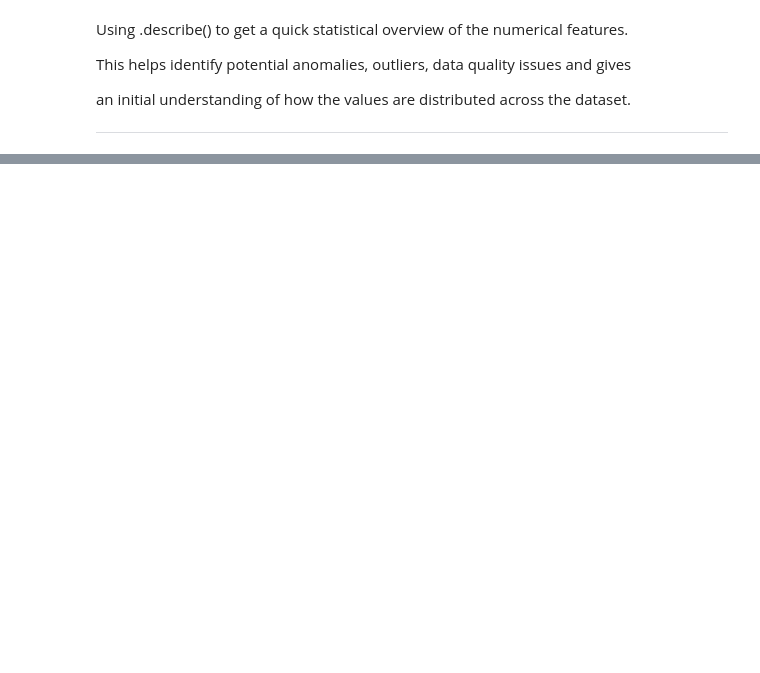
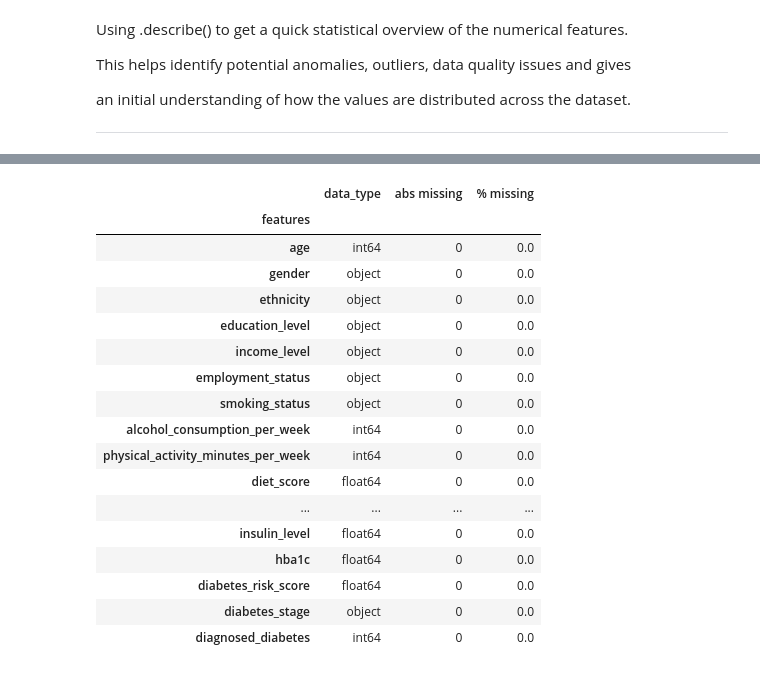
Before and after one commit to plamensve/diabets_health_indicators, a Jupyter notebook: notebooks/01_overview.ipynb, the cells around one changed output, grey strips where cells are left out. Cells and saved outputs as stored; diff of their text form; code cells hidden in the pictures; blank space fills up the shorter version.

```diff
--- a/notebooks/01_overview.ipynb
+++ b/notebooks/01_overview.ipynb
@@ -127,0 +339,27 @@ numerical_features.describe()
+# %%
+data_dictionary = pd.DataFrame({
+    'data_type': data.dtypes,
+    'abs missing': data.isna().sum(),
+    '% missing': data.isna().mean() * 100,
+})
+data_dictionary.index.name = "features"
+data_dictionary
+# %% [output]
+|  | data_type | abs missing | % missing |
+| features |  |  |  |
+| age | int64 | 0 | 0.0 |
+| gender | object | 0 | 0.0 |
+| ethnicity | object | 0 | 0.0 |
+| education_level | object | 0 | 0.0 |
+| income_level | object | 0 | 0.0 |
+| employment_status | object | 0 | 0.0 |
+| smoking_status | object | 0 | 0.0 |
+| alcohol_consumption_per_week | int64 | 0 | 0.0 |
+| physical_activity_minutes_per_week | int64 | 0 | 0.0 |
+| diet_score | float64 | 0 | 0.0 |
+| ... | ... | ... | ... |
+| insulin_level | float64 | 0 | 0.0 |
+| hba1c | float64 | 0 | 0.0 |
+| diabetes_risk_score | float64 | 0 | 0.0 |
+| diabetes_stage | object | 0 | 0.0 |
+| diagnosed_diabetes | int64 | 0 | 0.0 |
```
Also changed, not shown: parts of 15 cells of this notebook, 1 other file.
